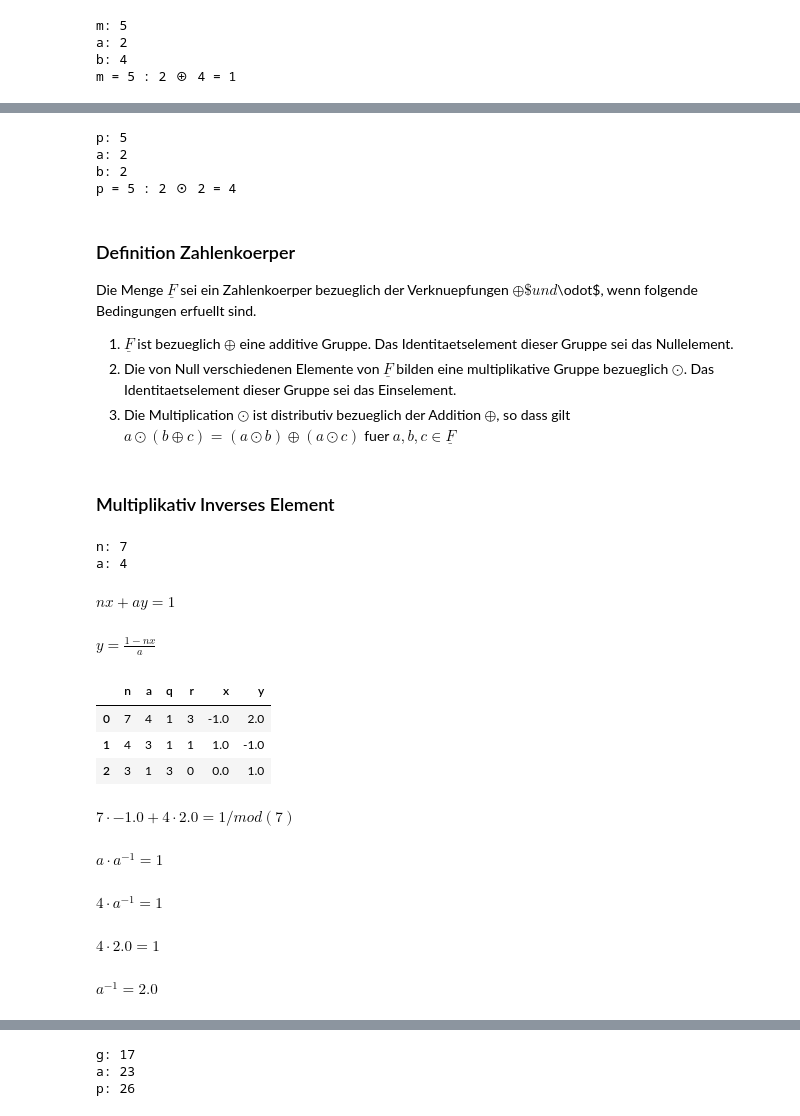
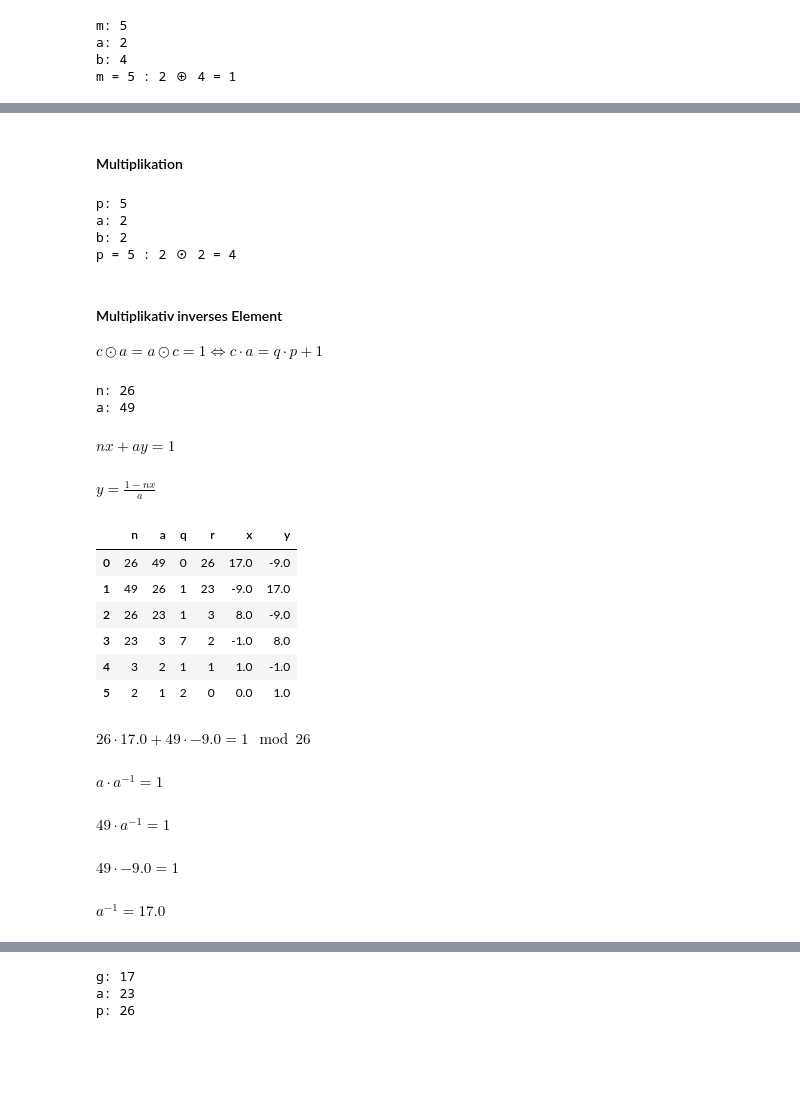
Before and after one commit to ChrisOboe/wings-krypto, a Jupyter notebook: kryptografische_methoden_und_anwendungen.ipynb, the cells around one changed output, grey strips where cells are left out. Cells and saved outputs as stored; diff of their text form; code cells hidden in the pictures; blank space fills up the shorter version.

```diff
--- a/kryptografische_methoden_und_anwendungen.ipynb
+++ b/kryptografische_methoden_und_anwendungen.ipynb
@@ -47,3 +50,5 @@ $ c \odot a = a \odot c = 1 $$\iff$$ c \cdot a = q \cdot p + 1$
+# %% [markdown]
+#### Multiplikation
 # %%
 import math
 import decimal
@@ -61,16 +66,10 @@ p: 5
 a: 2
 b: 2
 p = 5 : 2 ⊙ 2 = 4
-# %% [markdown]
-### Definition Zahlenkoerper
-
-Die Menge $\underline{F}$ sei ein Zahlenkoerper bezueglich der Verknuepfungen $\oplus\$ und $\odot$, wenn folgende Bedingungen erfuellt sind.
-
-  1. $\underline{F}$ ist bezueglich $\oplus$ eine additive Gruppe. Das Identitaetselement dieser Gruppe sei das Nullelement.
-  2. Die von Null verschiedenen Elemente von $\underline{F}$  bilden eine multiplikative Gruppe bezueglich $\odot$. Das Identitaetselement dieser Gruppe sei das Einselement.
-  3. Die Multiplication $\odot$ ist distributiv bezueglich der Addition $\oplus$, so dass gilt $a \odot (b \oplus c) = (a \odot b)\oplus(a \odot c)$ fuer $a, b, c \in \underline{F}$
-# %% [markdown]
-### Multiplikativ Inverses Element
+# %% [markdown]
+#### Multiplikativ inverses Element
+
+$ c \odot a = a \odot c = 1 $$\iff$$ c \cdot a = q \cdot p + 1$
 # %%
 from IPython.display import Math,HTML
 import math
@@ -102,42 +101,45 @@ def calcXy():
 def getAInverse():
     row = table[0]
 
-    display(Math(str(row['n']) + '\cdot' + str(row['x']) + '+' + str(row['a']) + '\cdot' + str(row['y']) + '=1 /mod(' + str(row['n']) + ')' ))
+    display(Math(str(row['n']) + '\cdot' + str(row['x']) + '+' + str(row['a']) + '\cdot' + str(row['y']) + '=1 \mod ' + str(row['n'])))
     display(Math('a \cdot a^{-1} = 1'))
     display(Math(str(row['a']) + '\cdot a^{-1} = 1'))
     display(Math(str(row['a']) + '\cdot' + str(row['y']) + '=1'))
 
     if (row['y'] > 0):
         return row['y']
     else:
         return row['n']+row['y']
 
 def printTable():
     d = pd.DataFrame.from_dict(table)
     display(d)
 
 
 
 n = int (decimal.Decimal (input ("n:")))
 a = int (decimal.Decimal (input ("a:")))
 
 mulInv(n,a)
 calcXy()
 display(Math('nx+ay=1'))
 display(Math('y=\\frac{1-nx}{a}'))
 printTable()
 display(Math('a^{-1} =' + str(getAInverse())))
 # %% [output]
-n: 7
-a: 4
+n: 26
+a: 49
 $\displaystyle nx+ay=1$
 $\displaystyle y=\frac{1-nx}{a}$
 |  | n | a | q | r | x | y |
-| 0 | 7 | 4 | 1 | 3 | -1.0 | 2.0 |
-| 1 | 4 | 3 | 1 | 1 | 1.0 | -1.0 |
-| 2 | 3 | 1 | 3 | 0 | 0.0 | 1.0 |
+| 0 | 26 | 49 | 0 | 26 | 17.0 | -9.0 |
+| 1 | 49 | 26 | 1 | 23 | -9.0 | 17.0 |
+| 2 | 26 | 23 | 1 | 3 | 8.0 | -9.0 |
+| 3 | 23 | 3 | 7 | 2 | -1.0 | 8.0 |
+| 4 | 3 | 2 | 1 | 1 | 1.0 | -1.0 |
+| 5 | 2 | 1 | 2 | 0 | 0.0 | 1.0 |
-$\displaystyle 7\cdot-1.0+4\cdot2.0=1 /mod(7)$
+$\displaystyle 26\cdot17.0+49\cdot-9.0=1 \mod 26$
 $\displaystyle a \cdot a^{-1} = 1$
-$\displaystyle 4\cdot a^{-1} = 1$
+$\displaystyle 49\cdot a^{-1} = 1$
-$\displaystyle 4\cdot2.0=1$
+$\displaystyle 49\cdot-9.0=1$
-$\displaystyle a^{-1} =2.0$
+$\displaystyle a^{-1} =17.0$
```
Also changed, not shown: parts of 65 cells of this notebook.
